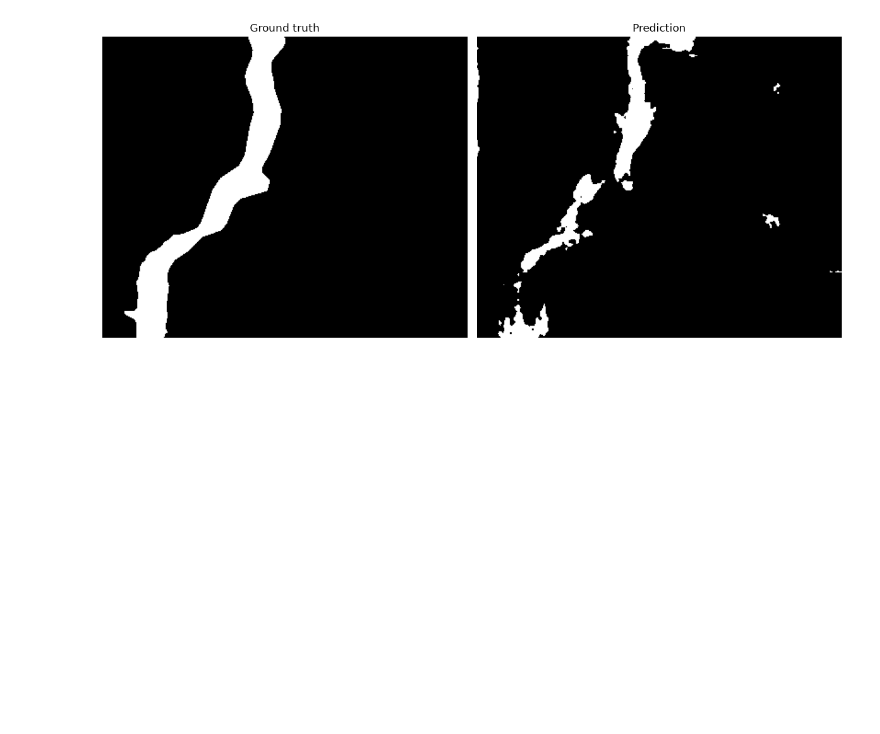
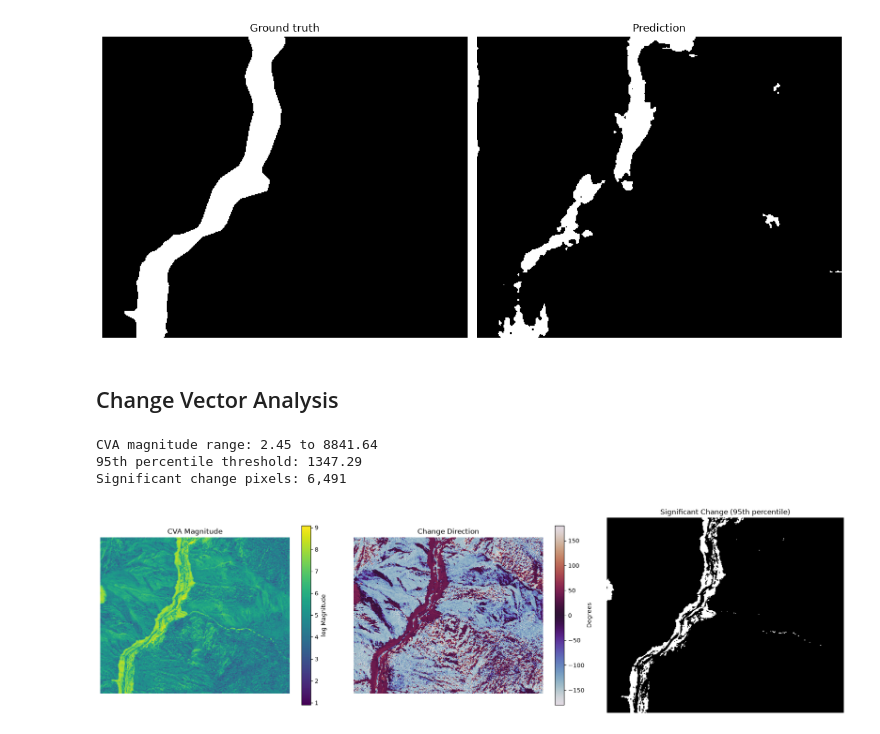
Before and after one commit to cherold01/sds320, a Jupyter notebook: notebooks/model_comparison.ipynb, the cells around one changed output. Cells and saved outputs as stored; diff of their text form; code cells hidden in the pictures; blank space fills up the shorter version.

```diff
--- a/notebooks/model_comparison.ipynb
+++ b/notebooks/model_comparison.ipynb
@@ -273,3 +273,64 @@ Pred shape: (327, 397) dtype: uint8 nodata: None
 Pred unique values (first 10): [0 1]
 Pred CRS: EPSG:32645 bounds: BoundingBox(left=339112.52624086034, bottom=3125988.266408861, right=343082.52624086034, top=3129258.266408861)
 [figure]
+# %% [markdown]
+## Change Vector Analysis
+# %%
+import numpy as np
+
+with rasterio.open(path_before) as src:
+    red_before = src.read(1).astype(np.float32)
+    blue_before = src.read(2).astype(np.float32)
+    green_before = src.read(3).astype(np.float32)
+
+with rasterio.open(path_after) as src:
+    red_after = src.read(1).astype(np.float32)
+    blue_after = src.read(2).astype(np.float32)
+    green_after = src.read(3).astype(np.float32)
+
+delta_red = red_after - red_before
+delta_blue = blue_after - blue_before
+delta_green = green_after - green_before
+
+magnitude = np.sqrt(delta_red**2 + delta_blue**2 + delta_green**2)
+direction = np.degrees(np.arctan2(delta_green, delta_red)) #can't properly compute direction with 3 bands
+
+mag_threshold = np.percentile(magnitude, 95)
+significant_change = magnitude > mag_threshold
+
+print(f"CVA magnitude range: {magnitude.min():.2f} to {magnitude.max():.2f}")
+print(f"95th percentile threshold: {mag_threshold:.2f}")
+print(f"Significant change pixels: {significant_change.sum():,}")
+# %% [output]
+CVA magnitude range: 2.45 to 8841.64
+95th percentile threshold: 1347.29
+Significant change pixels: 6,491
+# %%
+## plotting the results
+
+import matplotlib.pyplot as plt
+import numpy as np
+
+fig, axes = plt.subplots(1, 3, figsize=(18, 6))
+
+# 1. Change magnitude
+im0 = axes[0].imshow(np.log(magnitude), cmap="viridis")
+axes[0].set_title("CVA Magnitude")
+plt.colorbar(im0, ax=axes[0], shrink=0.75, label="log Magnitude")
+
+# 2. Change direction
+im1 = axes[1].imshow(direction, cmap="twilight", vmin=-180, vmax=180)
+axes[1].set_title("Change Direction")
+plt.colorbar(im1, ax=axes[1], shrink=0.75, label="Degrees")
+
+# 3. Significant change
+axes[2].imshow(significant_change, cmap="gray", vmin=0, vmax=1)
+axes[2].set_title("Significant Change (95th percentile)")
+
+for ax in axes:
+    ax.set_axis_off()
+
+plt.tight_layout()
+plt.show()
+# %% [output]
+[figure, added]
```
Also changed, not shown: parts of 2 cells of this notebook.
